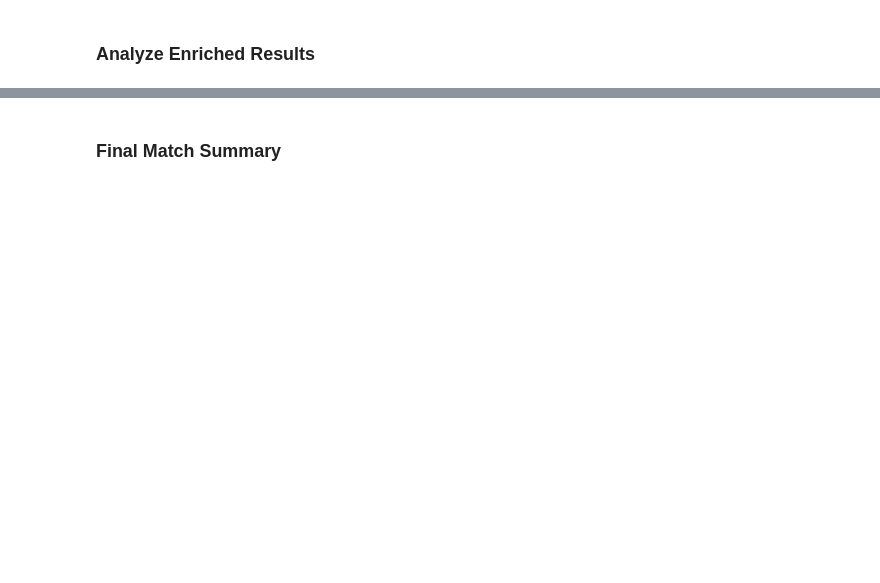
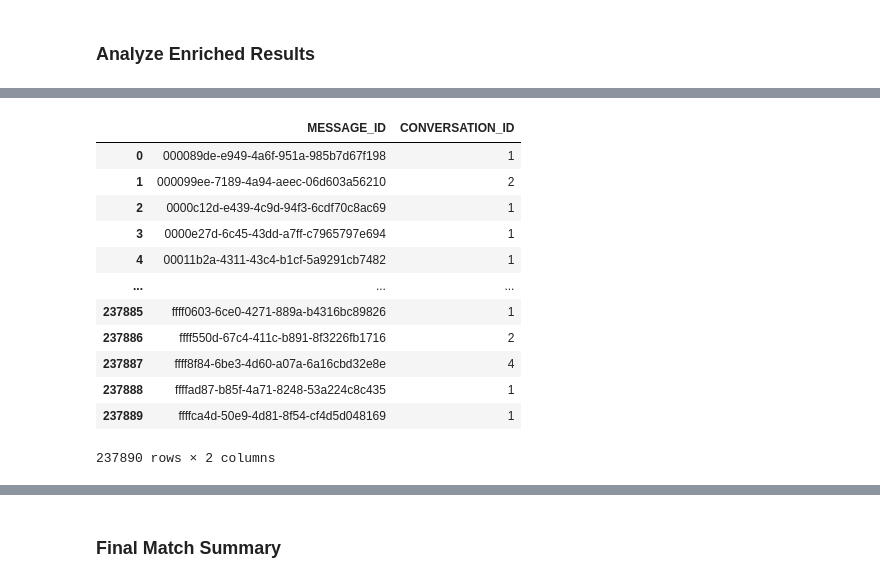
Before and after one commit to vugtlan/trackingContextBuilder, a Jupyter notebook: notebooks/trackingContextBuilderExtraction.ipynb, the cells around one changed output, grey strips where cells are left out. Drawn from its saved outputs; the diff is of its cells as text; code cells hidden in the pictures; blank space fills up the shorter version.

```diff
--- a/notebooks/trackingContextBuilderExtraction.ipynb
+++ b/notebooks/trackingContextBuilderExtraction.ipynb
@@ -232,15 +231,15 @@ print("  - extract_load_identifiers(): Extract IDs from subject line")
 # Batch processing function to enrich dataframe with crosswalk data
 def enrich_emails_with_crosswalk(email_df, crosswalk_df, chunk_size=100000):
     """
-    Process emails in chunks and add loadnumber and partycode columns from crosswalk matches.
+    Process emails in chunks and add loadnumber, partycode, and carrier_code columns from crosswalk matches.
 
     Args:
         email_df: DataFrame with email data including SUBJECT column
-        crosswalk_df: DataFrame with REFNUM, LOADNUMBER, PARTYCODE columns
+        crosswalk_df: DataFrame with REFNUM, LOADNUMBER, PARTYCODE, CARRIER_CODE columns
         chunk_size: Number of rows to process per chunk
 
     Returns:
-        DataFrame with added columns: extracted_identifiers, matched_refnums, loadnumbers, partycodes, match_count
+        DataFrame with added columns: extracted_identifiers, matched_refnums, loadnumbers, partycodes, carrier_code, match_count
     """
     import gc
 
@@ -264,7 +263,8 @@ def enrich_emails_with_crosswalk(email_df, crosswalk_df, chunk_size=100000):
         if pd.notna(refnum):
             crosswalk_lookup[refnum] = {
                 'loadnumber': str(row['LOADNUMBER']),
-                'partycode': row['PARTYCODE']
+                'partycode': row['PARTYCODE'],
+                'carrier_code': row.get('CARRIER_CODE', None)  # Get carrier_code, default to None if not present
             }
     print(f"✓ Crosswalk lookup built with {len(crosswalk_lookup):,} unique REFNUMs\n")
 
@@ -273,6 +273,7 @@ def enrich_emails_with_crosswalk(email_df, crosswalk_df, chunk_size=100000):
     all_matched_refnums = []
     all_loadnumbers = []
     all_partycodes = []
+    all_carrier_codes = []
     all_match_counts = []
 
     # Process in chunks
@@ -290,6 +291,7 @@ def enrich_emails_with_crosswalk(email_df, crosswalk_df, chunk_size=100000):
         chunk_matched = []
         chunk_loadnums = []
         chunk_partycodes = []
+        chunk_carrier_codes = []
         chunk_counts = []
 
         for _, row in chunk.iterrows():
@@ -300,6 +302,7 @@ def enrich_emails_with_crosswalk(email_df, crosswalk_df, chunk_size=100000):
             matched_refnums = []
             loadnumbers = set()
             partycodes = set()
+            carrier_code = None  # Single value, not a set
 
             for identifier in extracted_ids:
                 identifier_upper = identifier.upper()
@@ -307,12 +310,16 @@ def enrich_emails_with_crosswalk(email_df, crosswalk_df, chunk_size=100000):
                     matched_refnums.append(identifier_upper)
                     loadnumbers.add(crosswalk_lookup[identifier_upper]['loadnumber'])
                     partycodes.add(crosswalk_lookup[identifier_upper]['partycode'])
+                    # Get the first carrier_code found (since there's only one per email)
+                    if carrier_code is None:
+                        carrier_code = crosswalk_lookup[identifier_upper]['carrier_code']
 
             # Store results
             chunk_extracted.append(extracted_ids)
             chunk_matched.append(matched_refnums)
             chunk_loadnums.append(list(loadnumbers))
             chunk_partycodes.append(list(partycodes))
+            chunk_carrier_codes.append(carrier_code)  # Store as single value
             chunk_counts.append(len(matched_refnums))
 
         # Add chunk results to all results
@@ -320,6 +327,7 @@ def enrich_emails_with_crosswalk(email_df, crosswalk_df, chunk_size=100000):
         all_matched_refnums.extend(chunk_matched)
         all_loadnumbers.extend(chunk_loadnums)
         all_partycodes.extend(chunk_partycodes)
+        all_carrier_codes.extend(chunk_carrier_codes)
         all_match_counts.extend(chunk_counts)
 
         # Clean up
@@ -332,6 +340,7 @@ def enrich_emails_with_crosswalk(email_df, crosswalk_df, chunk_size=100000):
     email_df['matched_refnums'] = all_matched_refnums
     email_df['loadnumbers'] = all_loadnumbers
     email_df['partycodes'] = all_partycodes
+    email_df['carrier_code'] = all_carrier_codes  # Single string value
     email_df['match_count'] = all_match_counts
 
     # Print summary statistics
@@ -343,11 +352,13 @@ def enrich_emails_with_crosswalk(email_df, crosswalk_df, chunk_size=100000):
     emails_with_matches = sum(1 for x in all_match_counts if x > 0)
     total_loadnums = sum(len(x) for x in all_loadnumbers)
     total_partycodes = sum(len(x) for x in all_partycodes)
+    emails_with_carrier_code = sum(1 for x in all_carrier_codes if pd.notna(x))
 
     print(f"Emails with extracted identifiers: {emails_with_extracted:,} ({emails_with_extracted/total_rows*100:.1f}%)")
     print(f"Emails with crosswalk matches: {emails_with_matches:,} ({emails_with_matches/total_rows*100:.1f}%)")
     print(f"Total load numbers found: {total_loadnums:,}")
     print(f"Total party codes found: {total_partycodes:,}")
+    print(f"Emails with carrier code: {emails_with_carrier_code:,} ({emails_with_carrier_code/total_rows*100:.1f}%)")
     print(f"Average identifiers per email: {sum(len(x) for x in all_extracted_ids)/total_rows:.2f}")
     print(f"Average matches per email: {sum(all_match_counts)/total_rows:.2f}")
     print(f"{'='*80}\n")
@@ -465,0 +497,16 @@ df_final.shape
+# %%
+df_final.groupby('MESSAGE_ID').agg({'CONVERSATION_ID':'count'}).reset_index()
+# %% [output]
+|  | MESSAGE_ID | CONVERSATION_ID |
+| 0 | 000089de-e949-4a6f-951a-985b7d67f198 | 1 |
+| 1 | 000099ee-7189-4a94-aeec-06d603a56210 | 2 |
+| 2 | 0000c12d-e439-4c9d-94f3-6cdf70c8ac69 | 1 |
+| 3 | 0000e27d-6c45-43dd-a7ff-c7965797e694 | 1 |
+| 4 | 00011b2a-4311-43c4-b1cf-5a9291cb7482 | 1 |
+| ... | ... | ... |
+| 237885 | ffff0603-6ce0-4271-889a-b4316bc89826 | 1 |
+| 237886 | ffff550d-67c4-411c-b891-8f3226fb1716 | 2 |
+| 237887 | ffff8f84-6be3-4d60-a07a-6a16cbd32e8e | 4 |
+| 237888 | ffffad87-b85f-4a71-8248-53a224c8c435 | 1 |
+| 237889 | ffffca4d-50e9-4d81-8f54-cf4d5d048169 | 1 |
+237890 rows × 2 columns
```
Also changed, not shown: parts of 23 cells of this notebook, 2 other files.
